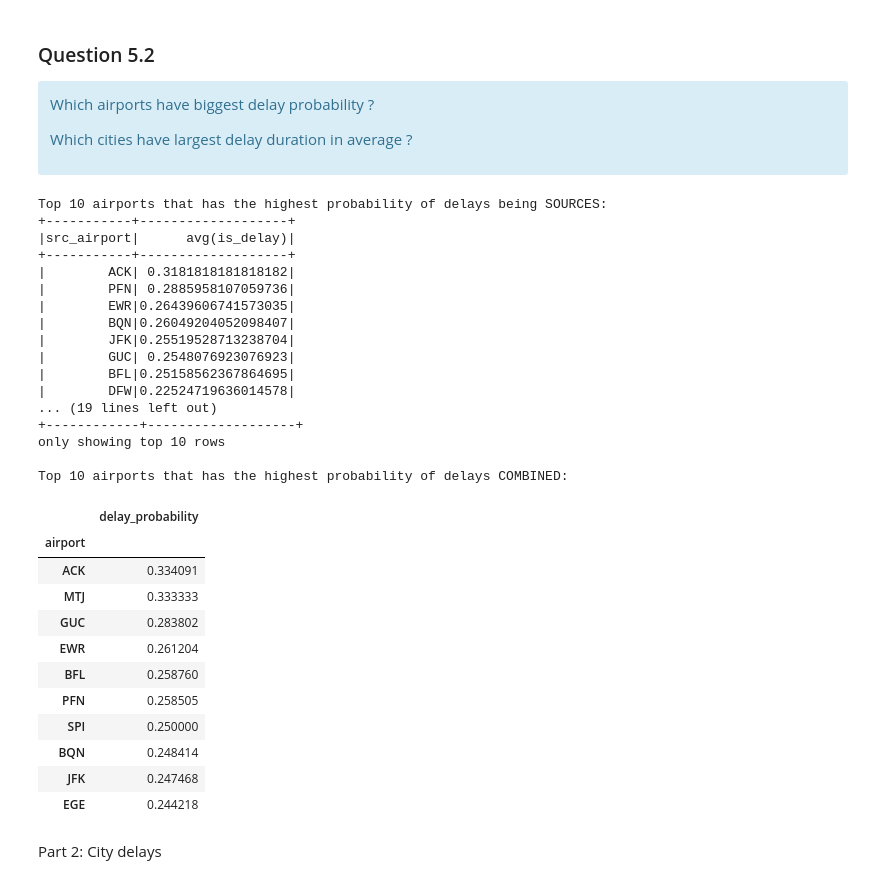
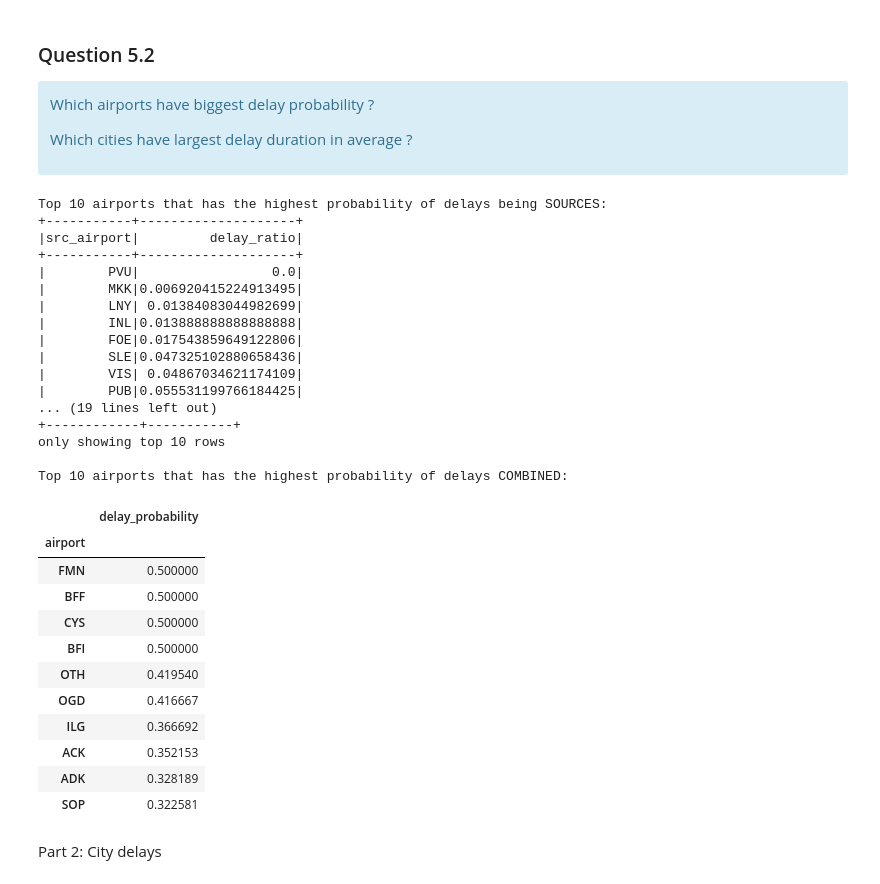
Before and after one commit to koksalb/EURECOM-Clouds, a Jupyter notebook: SparkSQL-master/SPARSQL.ipynb, the cells around one changed output. Drawn from its saved outputs; the diff is of its cells as text; code cells hidden in the pictures.

```diff
--- a/SparkSQL-master/SPARSQL.ipynb
+++ b/SparkSQL-master/SPARSQL.ipynb
@@ -1481,0 +1673,3 @@ Which airport is present only as source airport in the dataset?
+# %%
+# generate the complete dataframe considering all the csv files in HDFS
+all_df = sc.textFile('/datasets/airline/*.csv')
@@ -1516,54 +1820,54 @@ Which cities have largest delay duration in average ?
 </div>
 # %%
 #We create is_delay that is either 1 or 0 depending on if flight delayed.
-df_with_delay = df.withColumn('is_delay', func.when(df["arrival_delay"] >= 15, 1).otherwise(0))
+df_with_delay = df_all.withColumn('is_delay', func.when(df_all["arrival_delay"] >= 15, 1).otherwise(0))
 
 #Then we group them and mean the delays
 print("Top 10 airports that has the highest probability of delays being SOURCES:")
-inner_delays=df_with_delay.select("src_airport","is_delay").groupBy("src_airport").mean().orderBy("avg(is_delay)", ascending=0)
+inner_delays=df_with_delay.groupBy('src_airport').agg((func.sum('is_delay')/func.count('*')).alias('delay_ratio')).orderBy('delay_ratio')
 inner_delays.show(10)
 
 #Then we group them and mean the delays
 print("Top 10 airports that has the highest probability of delays being DESTINATIONS:")
-outer_delays=df_with_delay.select("dest_airport","is_delay").groupBy("dest_airport").mean().orderBy("avg(is_delay)", ascending=0)
+outer_delays=df_with_delay.groupBy("dest_airport").agg((func.sum('is_delay')/func.count('*')).alias('delay_ratio')).orderBy('delay_ratio')
 outer_delays.show(10)
 
 #Now we can combine them together and calculate a mean of both arrivals and departures.
 print("Top 10 airports that has the highest probability of delays COMBINED:")
 combined_delaysdf = pd.DataFrame(inner_delays.collect() + outer_delays.collect())
 combined_delaysdf.columns = ['airport','delay_probability']
 combined_delays = combined_delaysdf.groupby("airport").mean().sort_values(by="delay_probability",ascending=0)
 combined_delays.head(10)
 # %% [output]
 Top 10 airports that has the highest probability of delays being SOURCES:
-+-----------+-------------------+
-|src_airport|      avg(is_delay)|
-+-----------+-------------------+
-|        ACK| 0.3181818181818182|
-|        PFN| 0.2885958107059736|
-|        EWR|0.26439606741573035|
-|        BQN|0.26049204052098407|
-|        JFK|0.25519528713238704|
-|        GUC| 0.2548076923076923|
-|        BFL|0.25158562367864695|
-|        DFW|0.22524719636014578|
++-----------+--------------------+
+|src_airport|         delay_ratio|
++-----------+--------------------+
+|        PVU|                 0.0|
+|        MKK|0.006920415224913495|
+|        LNY| 0.01384083044982699|
+|        INL|0.013888888888888888|
+|        FOE|0.017543859649122806|
+|        SLE|0.047325102880658436|
+|        VIS| 0.04867034621174109|
+|        PUB|0.055531199766184425|
 ... (19 lines left out)
-+------------+-------------------+
++------------+-----------+
 only showing top 10 rows
 
 Top 10 airports that has the highest probability of delays COMBINED:
 |  | delay_probability |
 | airport |  |
-| ACK | 0.334091 |
-| MTJ | 0.333333 |
-| GUC | 0.283802 |
-| EWR | 0.261204 |
-| BFL | 0.258760 |
-| PFN | 0.258505 |
-| SPI | 0.250000 |
-| BQN | 0.248414 |
-| JFK | 0.247468 |
-| EGE | 0.244218 |
+| FMN | 0.500000 |
+| BFF | 0.500000 |
+| CYS | 0.500000 |
+| BFI | 0.500000 |
+| OTH | 0.419540 |
+| OGD | 0.416667 |
+| ILG | 0.366692 |
+| ACK | 0.352153 |
+| ADK | 0.328189 |
+| SOP | 0.322581 |
 # %% [markdown]
 Part 2: City delays
 # %%
```
Also changed, not shown: parts of 20 cells of this notebook, 3 other files.
